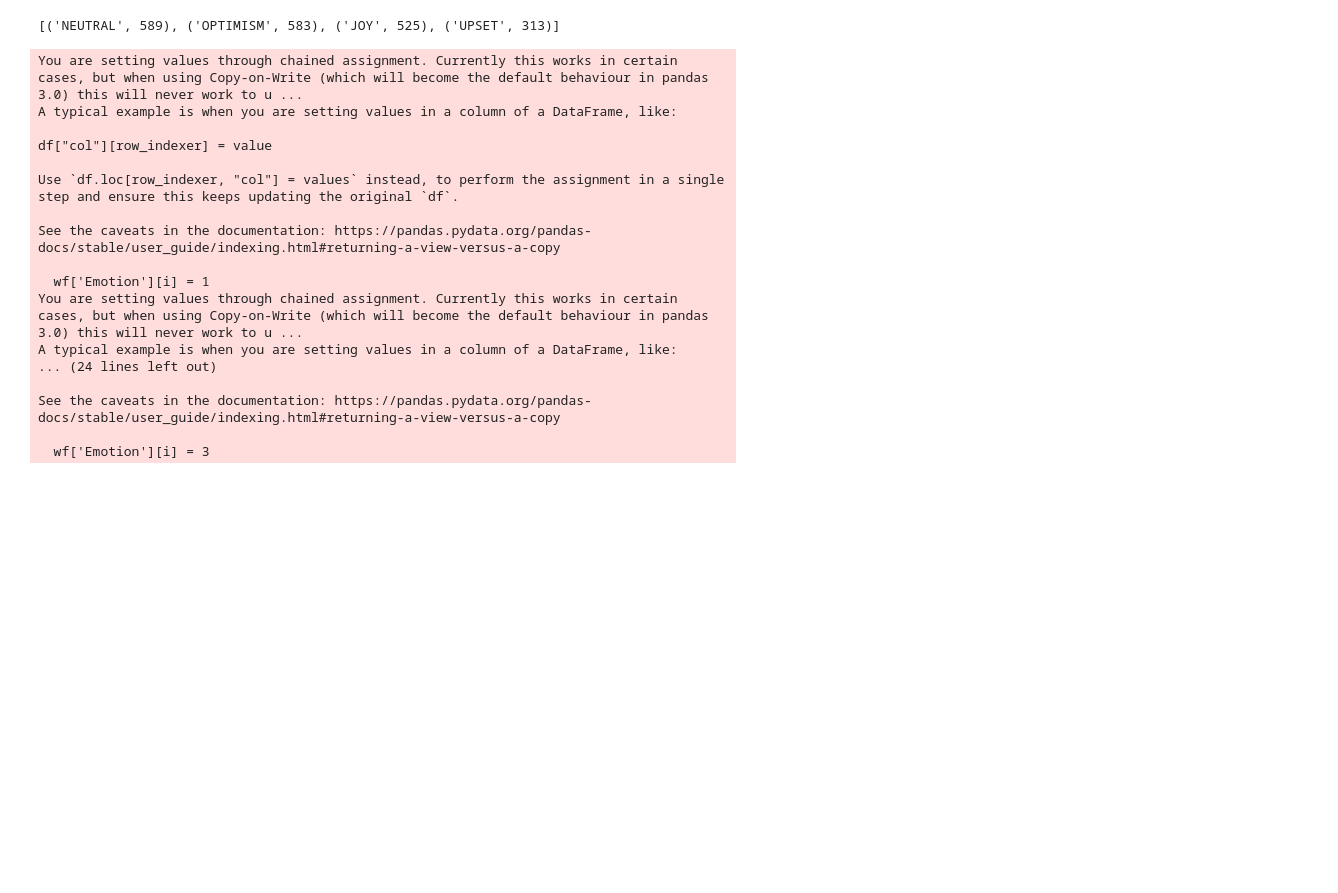
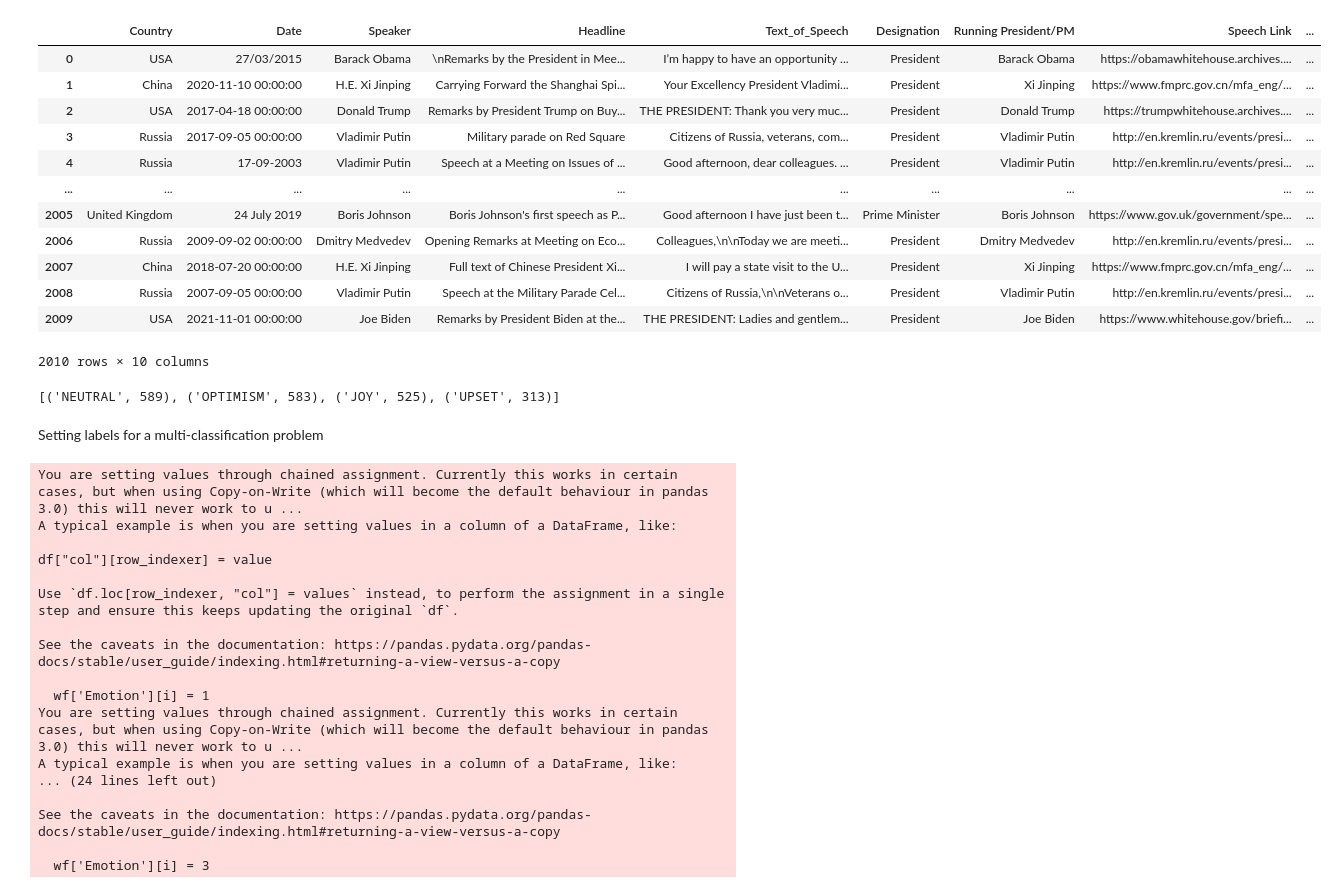
Before and after one commit to YashiDev556/politician-speech-classification, a Jupyter notebook: internationalpoliticianspeechclassifier.ipynb, the cells around one changed output. Drawn from its saved outputs; the diff is of its cells as text; code cells hidden in the pictures; blank space fills up the shorter version.

```diff
--- a/internationalpoliticianspeechclassifier.ipynb
+++ b/internationalpoliticianspeechclassifier.ipynb
@@ -35,3 +29,21 @@ To enable the following instructions: AVX2 AVX512F AVX512_VNNI FMA, in other ope
+# %%
+# shuffing the data
+wf = wf.sample(frac=1).reset_index(drop=True)
+wf
+# %% [output]
+|  | Country | Date | Speaker | Headline | Text_of_Speech | Designation | Running President/PM | Speech Link | ... |
+| 0 | USA | 27/03/2015 | Barack Obama | \nRemarks by the President in Mee... | I’m happy to have an opportunity ... | President | Barack Obama | https://obamawhitehouse.archives.... | ... |
+| 1 | China | 2020-11-10 00:00:00 | H.E. Xi Jinping | Carrying Forward the Shanghai Spi... | Your Excellency President Vladimi... | President | Xi Jinping | https://www.fmprc.gov.cn/mfa_eng/... | ... |
+| 2 | USA | 2017-04-18 00:00:00 | Donald Trump | Remarks by President Trump on Buy... | THE PRESIDENT: Thank you very muc... | President | Donald Trump | https://trumpwhitehouse.archives.... | ... |
+| 3 | Russia | 2017-09-05 00:00:00 | Vladimir Putin | Military parade on Red Square | Citizens of Russia, veterans, com... | President | Vladimir Putin | http://en.kremlin.ru/events/presi... | ... |
+| 4 | Russia | 17-09-2003 | Vladimir Putin | Speech at a Meeting on Issues of ... | Good afternoon, dear colleagues. ... | President | Vladimir Putin | http://en.kremlin.ru/events/presi... | ... |
+| ... | ... | ... | ... | ... | ... | ... | ... | ... | ... |
+| 2005 | United Kingdom | 24 July 2019 | Boris Johnson | Boris Johnson's first speech as P... | Good afternoon I have just been t... | Prime Minister | Boris Johnson | https://www.gov.uk/government/spe... | ... |
+| 2006 | Russia | 2009-09-02 00:00:00 | Dmitry Medvedev | Opening Remarks at Meeting on Eco... | Colleagues,\n\nToday we are meeti... | President | Dmitry Medvedev | http://en.kremlin.ru/events/presi... | ... |
+| 2007 | China | 2018-07-20 00:00:00 | H.E. Xi Jinping | Full text of Chinese President Xi... | I will pay a state visit to the U... | President | Xi Jinping | https://www.fmprc.gov.cn/mfa_eng/... | ... |
+| 2008 | Russia | 2007-09-05 00:00:00 | Vladimir Putin | Speech at the Military Parade Cel... | Citizens of Russia,\n\nVeterans o... | President | Vladimir Putin | http://en.kremlin.ru/events/presi... | ... |
+| 2009 | USA | 2021-11-01 00:00:00 | Joe Biden | Remarks by President Biden at the... | THE PRESIDENT: Ladies and gentlem... | President | Joe Biden | https://www.whitehouse.gov/briefi... | ... |
+2010 rows × 10 columns
 # %%
 def count_unique_word(wf):
     count = Counter()
@@ -44,6 +56,8 @@ counter = count_unique_word(wf)
 print(counter.most_common())
 # %% [output]
 [('NEUTRAL', 589), ('OPTIMISM', 583), ('JOY', 525), ('UPSET', 313)]
+# %% [markdown]
+Setting labels for a multi-classification problem
 # %%
 #labeling the emotion column such that the most common emotion is 0, the second most common is 1 and so on
 for i in range(len(wf)):
```
Also changed, not shown: parts of 19 cells of this notebook.
